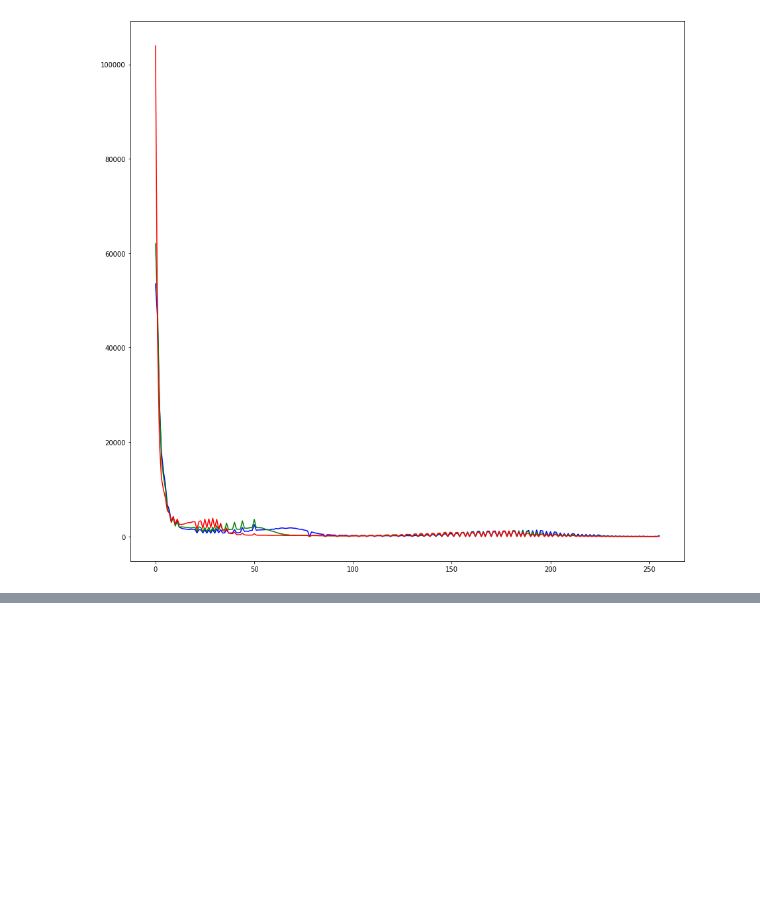
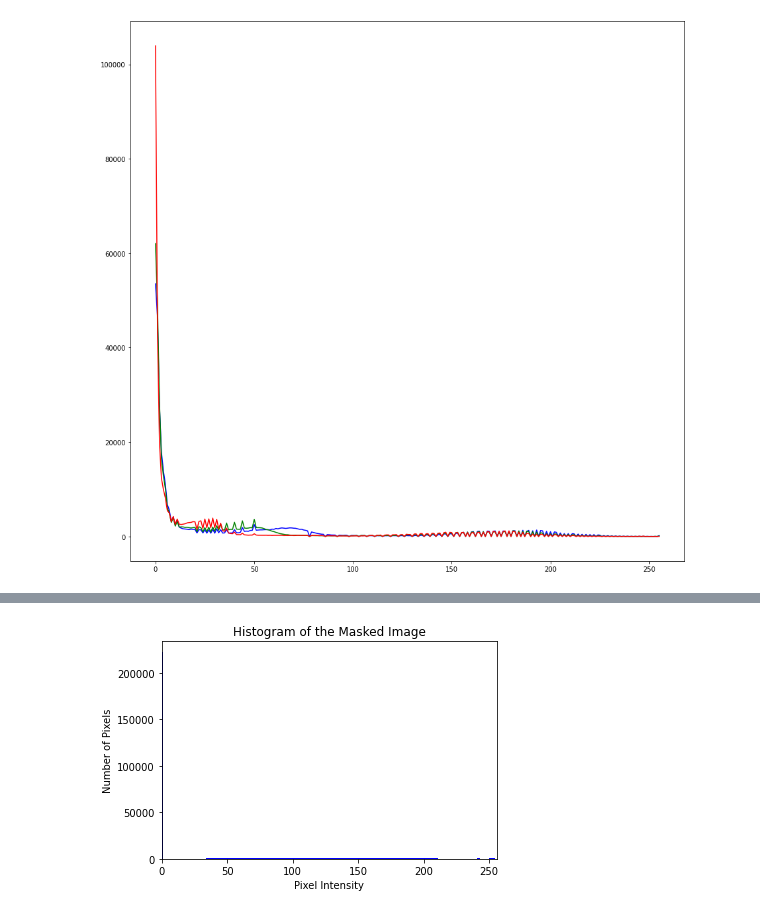
Before and after one commit to HirunaVishwamith/Image-processing-assignmnet-1, a Jupyter notebook: assignmnet.ipynb, the cells around one changed output, grey strips where cells are left out. Cells and saved outputs as stored; diff of their text form; code cells hidden in the pictures; blank space fills up the shorter version.

```diff
--- a/assignmnet.ipynb
+++ b/assignmnet.ipynb
@@ -200,0 +326,49 @@ cv2.destroyAllWindows()
+# %%
+''' Qession six '''
+import cv2 as cv
+import numpy as np
+import matplotlib.pyplot as plt
+
+# Load the image
+image = cv.imread('./jeniffer.jpg')
+
+scale_percent = 0.2 # percent of original size
+width = int(image.shape[1] * scale_percent )
+height = int(image.shape[0] * scale_percent)
+dim = (width, height)
+
+# resize image
+resized = cv.resize(image, dim, interpolation = cv.INTER_AREA)
+
+# Convert the image to HSV color space
+hsv_image = cv.cvtColor(resized, cv.COLOR_BGR2HSV)
+
+# Split the HSV image into components
+hue, saturation, value = cv.split(hsv_image)
+# threshold saturation image
+thresh1 = cv.threshold(saturation, 11, 255, cv.THRESH_BINARY)[1]
+for_grnd=cv.bitwise_and(value, thresh1)
+plt.hist(for_grnd.flatten(),256,[0,256], color = 'b')
+plt.xlim([0,256])
+plt.title('Histogram of the Masked Image')
+plt.xlabel('Pixel Intensity')
+plt.ylabel('Number of Pixels')
+plt.show()
+cv.imshow('for_grnd', for_grnd)
+# cv.imwrite('for_grnd.jpg', for_grnd)
+
+# cv.imshow('hue', hue)
+# cv.imshow('saturation', saturation)
+# cv.imshow('value', value)
+# cv.imwrite('hue_jen.jpg', hue)
+# cv.imwrite('saturation_jen.jpg', saturation)
+# cv.imwrite('value_jen.jpg', value)
+
+cv.waitKey(0)
+cv.destroyAllWindows()
+
+
+hist,bins = np.histogram(for_grnd.ravel(),256,[0,256])
+cdf = hist.cumsum()
+# %% [output]
+[figure, added]
```
Also changed, not shown: parts of 9 cells of this notebook, 12 other files.
